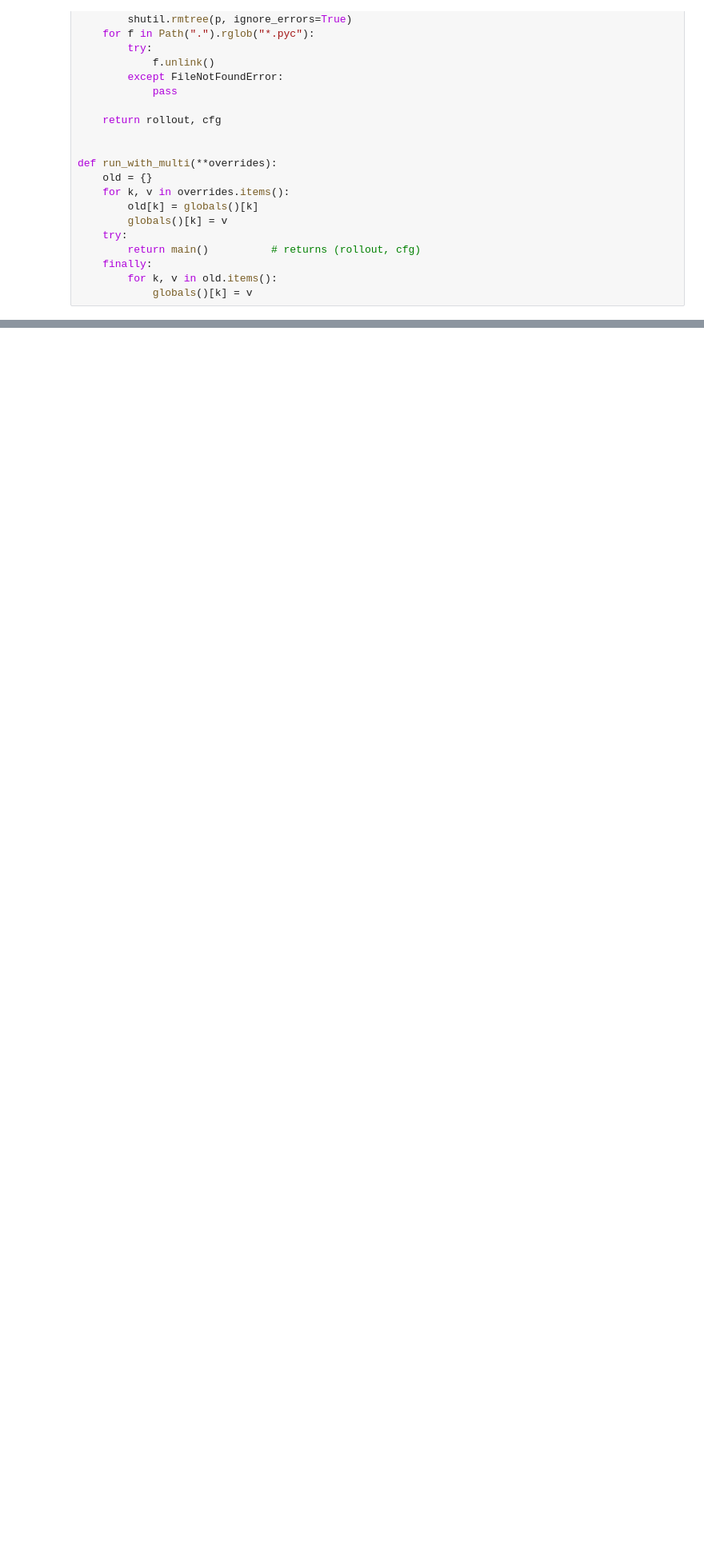
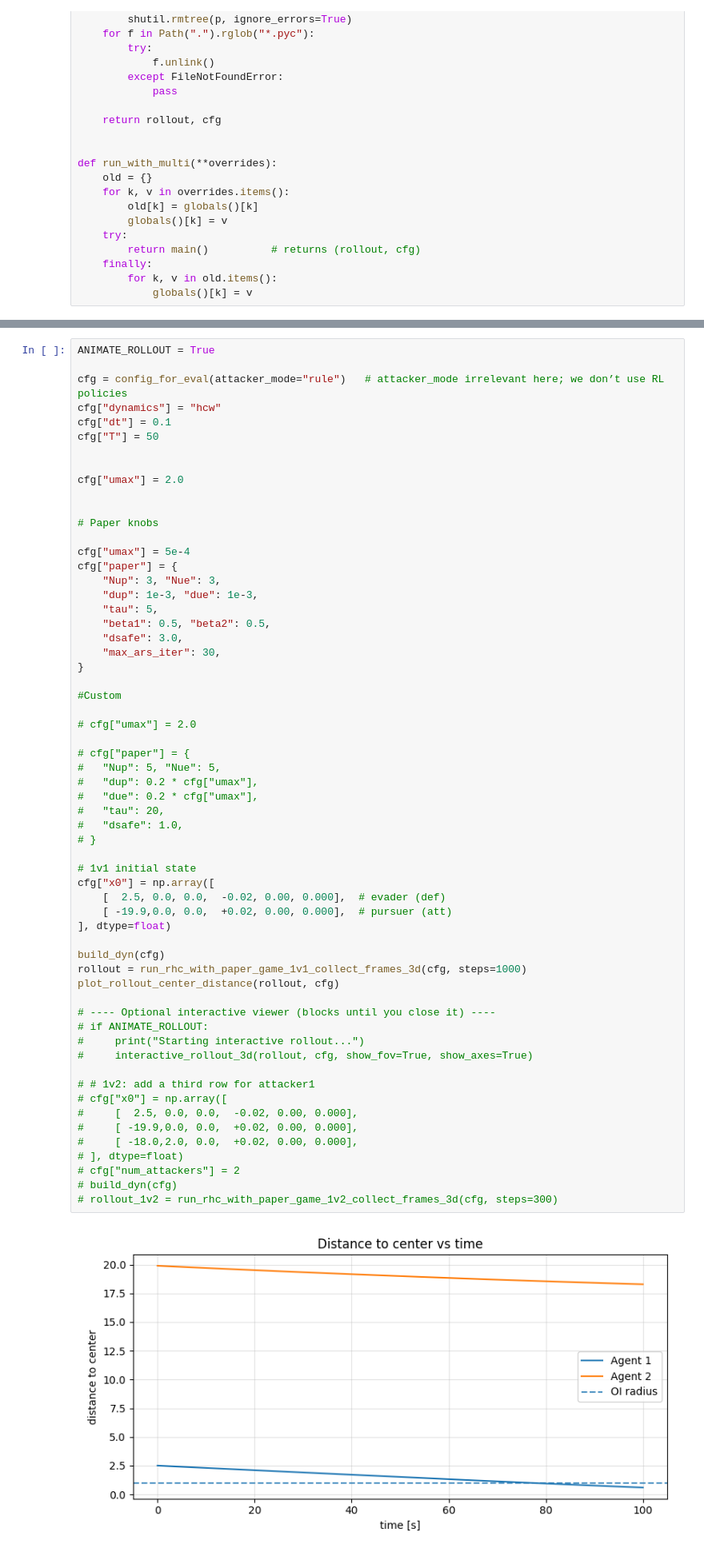
Before and after one commit to gussantaella1/PARL-PO, a Jupyter notebook: GameTheory_TopLevel.ipynb, the cells around one changed output, grey strips where cells are left out. Shown at 80% size. Cells and saved outputs as stored; diff of their text form; blank space fills up the shorter version.

Commit message:
First implementation of Chinese paper basline, with changes to come:

```diff
--- a/GameTheory_TopLevel.ipynb
+++ b/GameTheory_TopLevel.ipynb
@@ -461,0 +467,62 @@ plot_rollout_center_distance_multi(rollout_multi, cfg_multi, agents=(1,2,3))
+# %%
+ANIMATE_ROLLOUT = True
+
+cfg = config_for_eval(attacker_mode="rule")   # attacker_mode irrelevant here; we don’t use RL policies
+cfg["dynamics"] = "hcw"
+cfg["dt"] = 0.1
+cfg["T"] = 50
+
+
+cfg["umax"] = 2.0
+
+
+# Paper knobs
+
+cfg["umax"] = 5e-4
+cfg["paper"] = {
+    "Nup": 3, "Nue": 3,
+    "dup": 1e-3, "due": 1e-3,
+    "tau": 5,
+    "beta1": 0.5, "beta2": 0.5,
+    "dsafe": 3.0,
+    "max_ars_iter": 30,
+}
+
+#Custom
+
+# cfg["umax"] = 2.0
+
+# cfg["paper"] = {
+#   "Nup": 5, "Nue": 5,
+#   "dup": 0.2 * cfg["umax"],
+#   "due": 0.2 * cfg["umax"],
+#   "tau": 20,
+#   "dsafe": 1.0,
+# }
+
+# 1v1 initial state
+cfg["x0"] = np.array([
+    [  2.5, 0.0, 0.0,  -0.02, 0.00, 0.000],  # evader (def)
+    [ -19.9,0.0, 0.0,  +0.02, 0.00, 0.000],  # pursuer (att)
+], dtype=float)
+
+build_dyn(cfg)
+rollout = run_rhc_with_paper_game_1v1_collect_frames_3d(cfg, steps=1000)
+plot_rollout_center_distance(rollout, cfg)
+
+# ---- Optional interactive viewer (blocks until you close it) ----
+# if ANIMATE_ROLLOUT:
+#     print("Starting interactive rollout...")
+#     interactive_rollout_3d(rollout, cfg, show_fov=True, show_axes=True)
+
+# # 1v2: add a third row for attacker1
+# cfg["x0"] = np.array([
+#     [  2.5, 0.0, 0.0,  -0.02, 0.00, 0.000],
+#     [ -19.9,0.0, 0.0,  +0.02, 0.00, 0.000],
+#     [ -18.0,2.0, 0.0,  +0.02, 0.00, 0.000],
+# ], dtype=float)
+# cfg["num_attackers"] = 2
+# build_dyn(cfg)
+# rollout_1v2 = run_rhc_with_paper_game_1v2_collect_frames_3d(cfg, steps=300)
+# %% [output]
+[figure, added]
```
Also changed, not shown: parts of 6 cells of this notebook, 49 other files.
